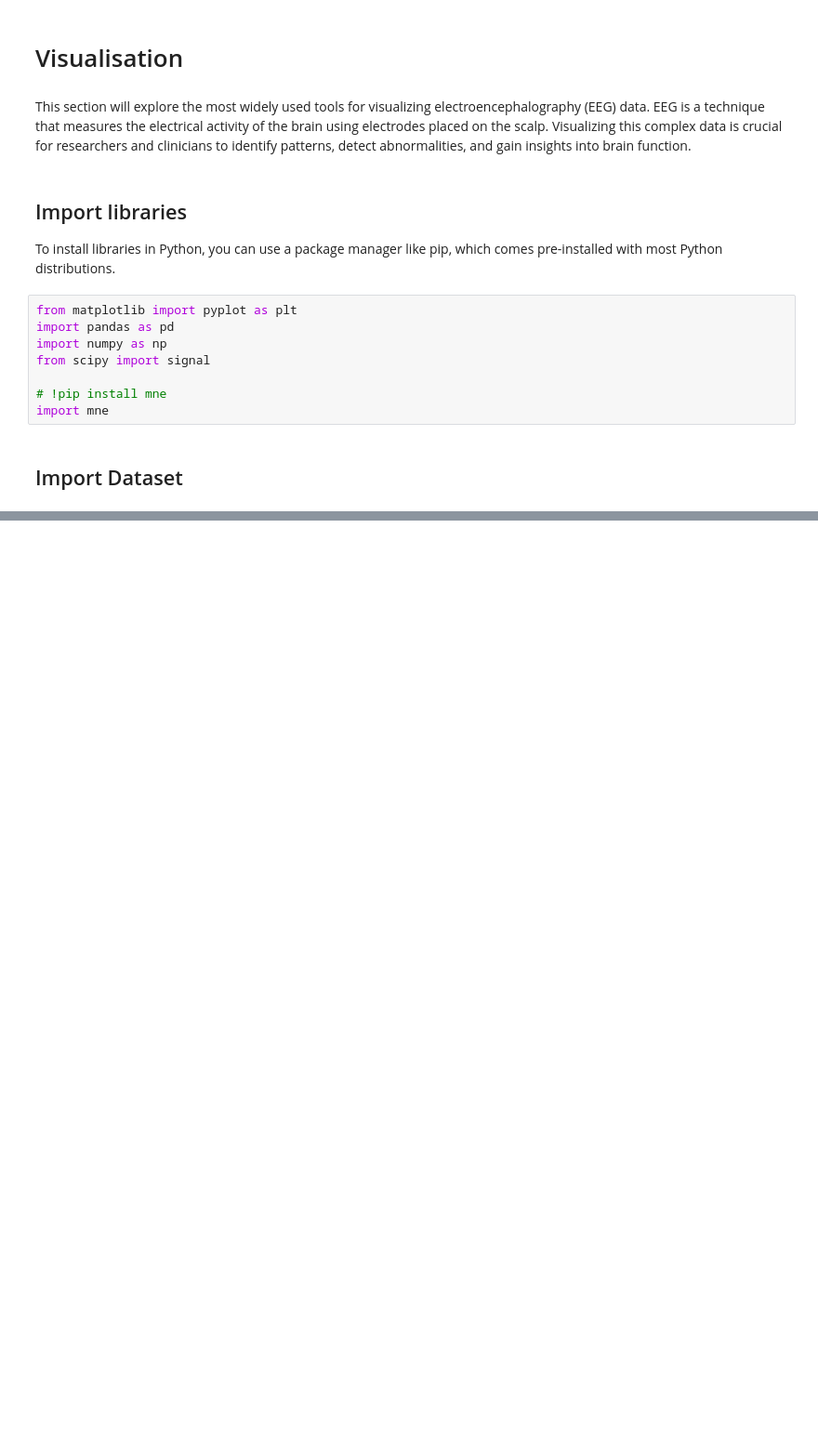
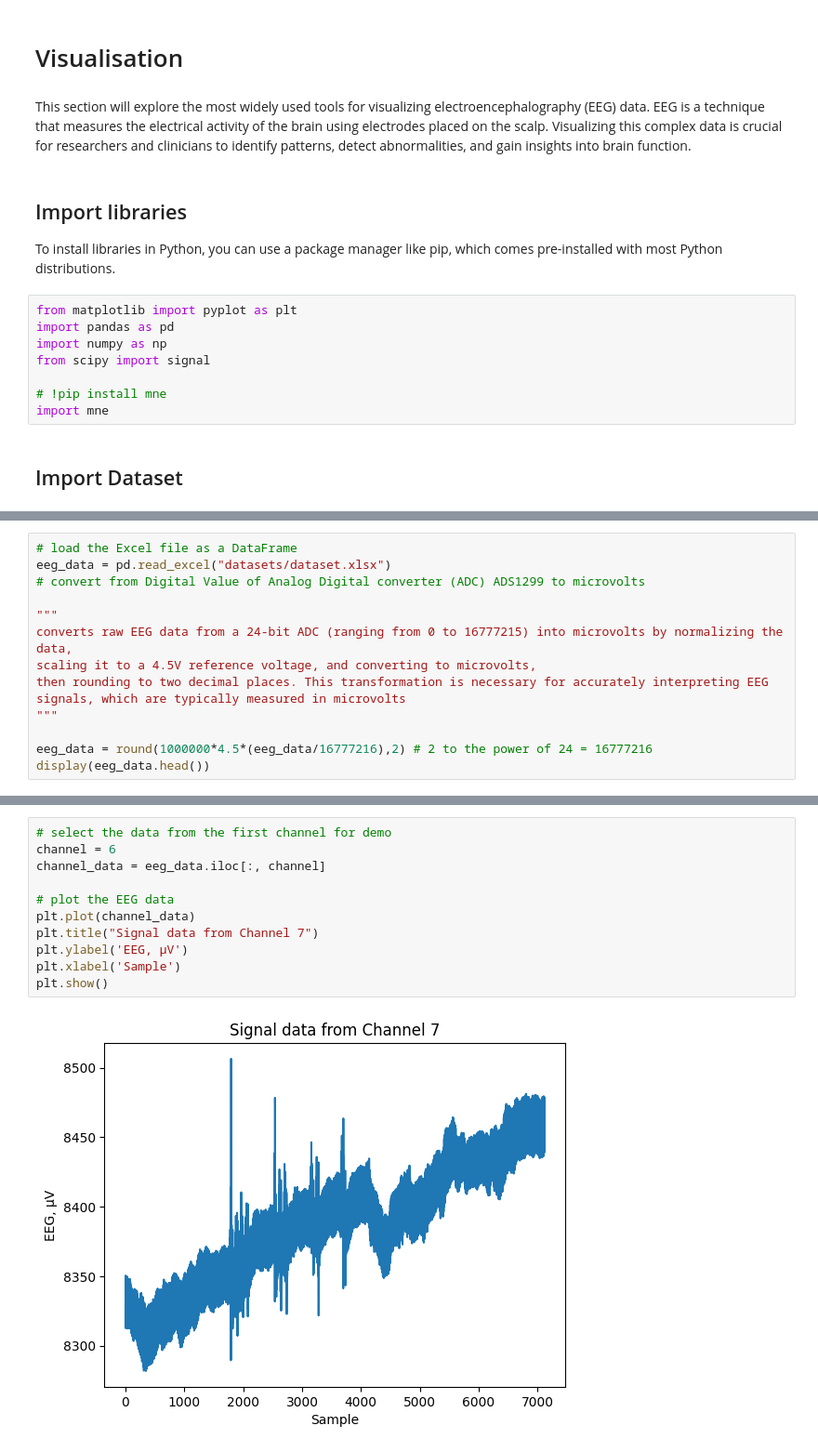
Before and after one commit to nargesyaghoubi/NeuroSignal, a Jupyter notebook: Visualisation.ipynb, the cells around one changed output, grey strips where cells are left out. Shown at 93% size. Cells and saved outputs as stored; diff of their text form; blank space fills up the shorter version.

```diff
--- a/Visualisation.ipynb
+++ b/Visualisation.ipynb
@@ -32,3 +32,16 @@ and 2 clips electrodes (references and bias electrode)
 * A2
 
 ![location.png](embedded-picture-1)
+# %%
+# load the Excel file as a DataFrame
+eeg_data = pd.read_excel("datasets/dataset.xlsx")
+# convert from Digital Value of Analog Digital converter (ADC) ADS1299 to microvolts
+
+"""
+converts raw EEG data from a 24-bit ADC (ranging from 0 to 16777215) into microvolts by normalizing the data,
+scaling it to a 4.5V reference voltage, and converting to microvolts,
+then rounding to two decimal places. This transformation is necessary for accurately interpreting EEG signals, which are typically measured in microvolts
+"""
+
+eeg_data = round(1000000*4.5*(eeg_data/16777216),2) # 2 to the power of 24 = 16777216
+display(eeg_data.head())
@@ -34,0 +60,13 @@ and 2 clips electrodes (references and bias electrode)
+# %%
+# select the data from the first channel for demo
+channel = 6
+channel_data = eeg_data.iloc[:, channel]
+
+# plot the EEG data
+plt.plot(channel_data)
+plt.title("Signal data from Channel 7")
+plt.ylabel('EEG, µV')
+plt.xlabel('Sample')
+plt.show()
+# %% [output]
+[figure, added]
```
Also changed, not shown: parts of 3 cells of this notebook, 1 other file.
